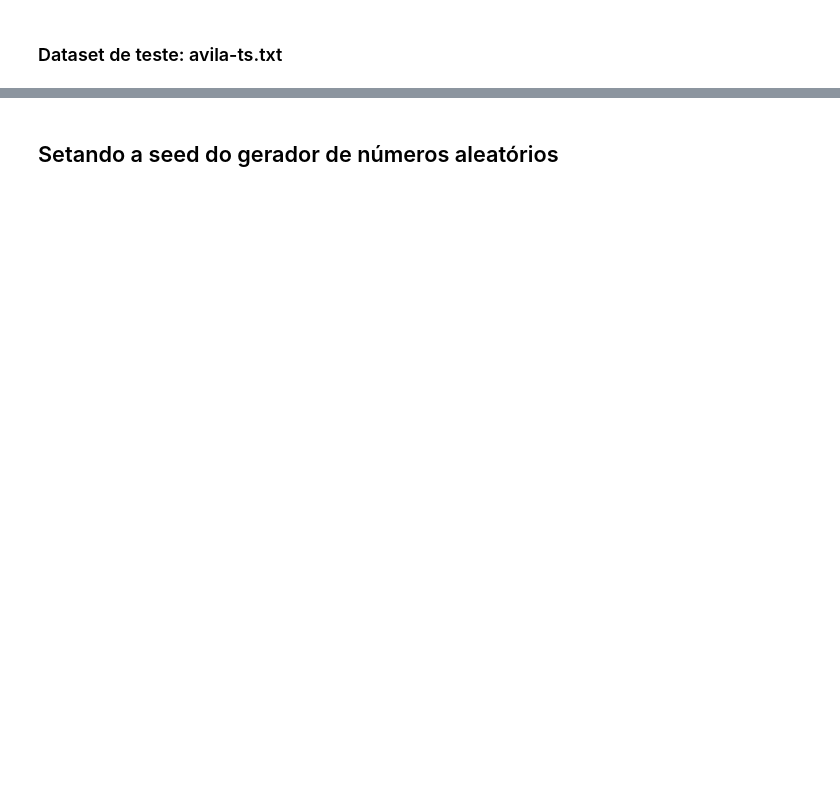
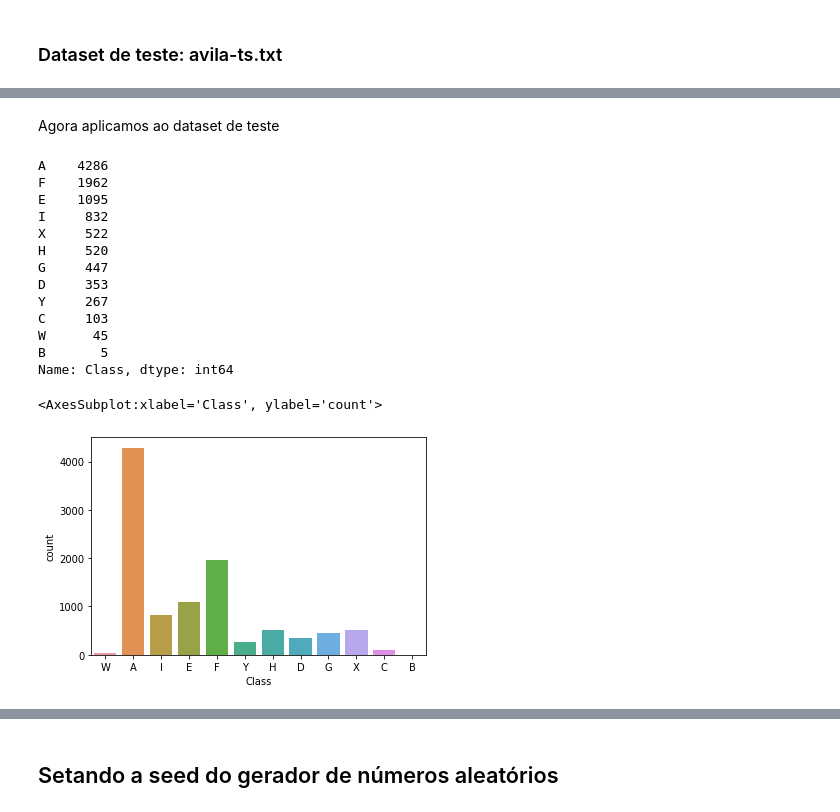
Before and after one commit to bruhenri12/Projeto-AM-2022-2, a Jupyter notebook: codigos/ProjetoAM.ipynb, the cells around one changed output, grey strips where cells are left out. Saved outputs shown, nothing was run; the diff lists cells and outputs as text; code cells hidden in the pictures; blank space fills up the shorter version.

```diff
--- a/codigos/ProjetoAM.ipynb
+++ b/codigos/ProjetoAM.ipynb
@@ -81,0 +265,23 @@ avila_test.head()
+# %% [markdown]
+Agora aplicamos ao dataset de teste
+# %%
+v = avila_test.Class.value_counts()
+print(v)
+
+sns.countplot(x='Class', data = avila_test)
+# %% [output]
+A    4286
+F    1962
+E    1095
+I     832
+X     522
+H     520
+G     447
+D     353
+Y     267
+C     103
+W      45
+B       5
+Name: Class, dtype: int64
+<AxesSubplot:xlabel='Class', ylabel='count'>
+[figure, added]
```
Also changed, not shown: parts of 134 cells of this notebook, 4 other files.
